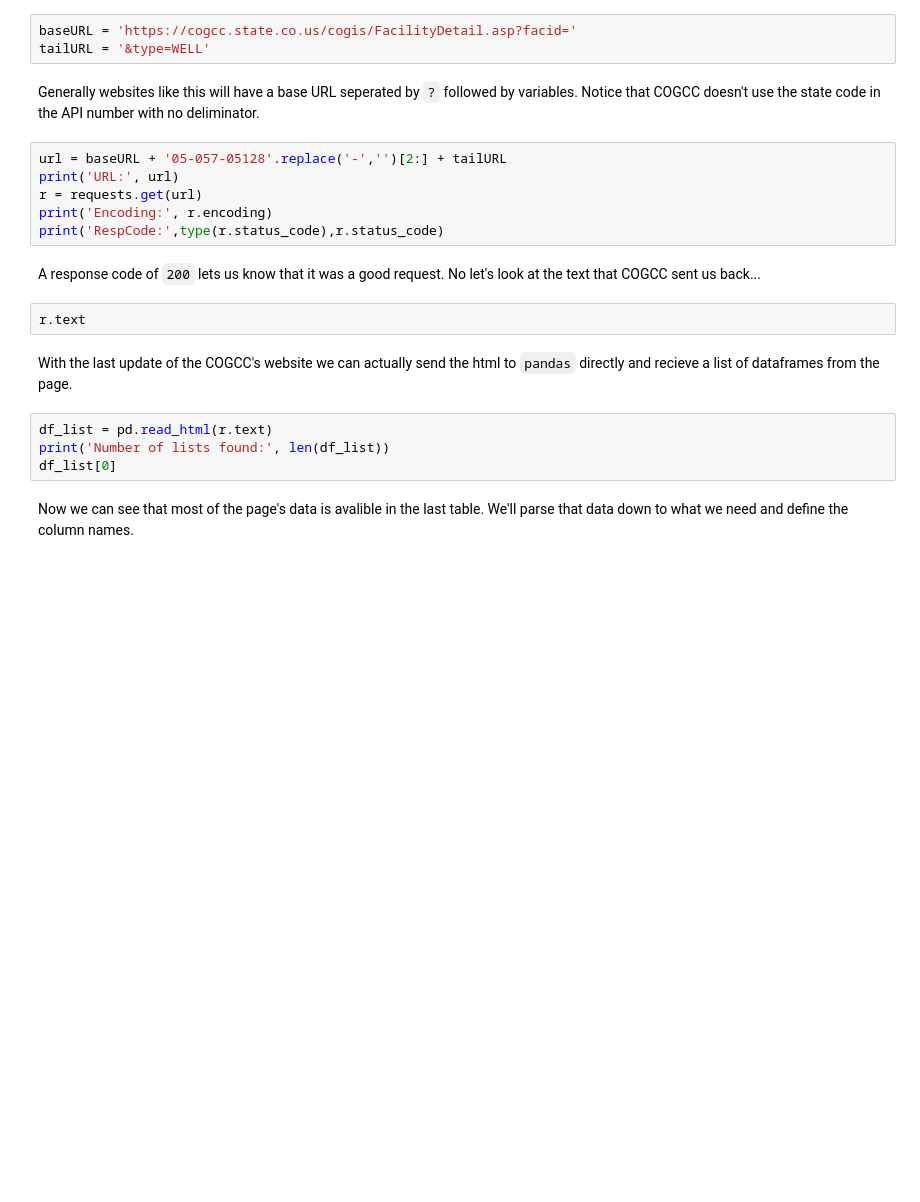
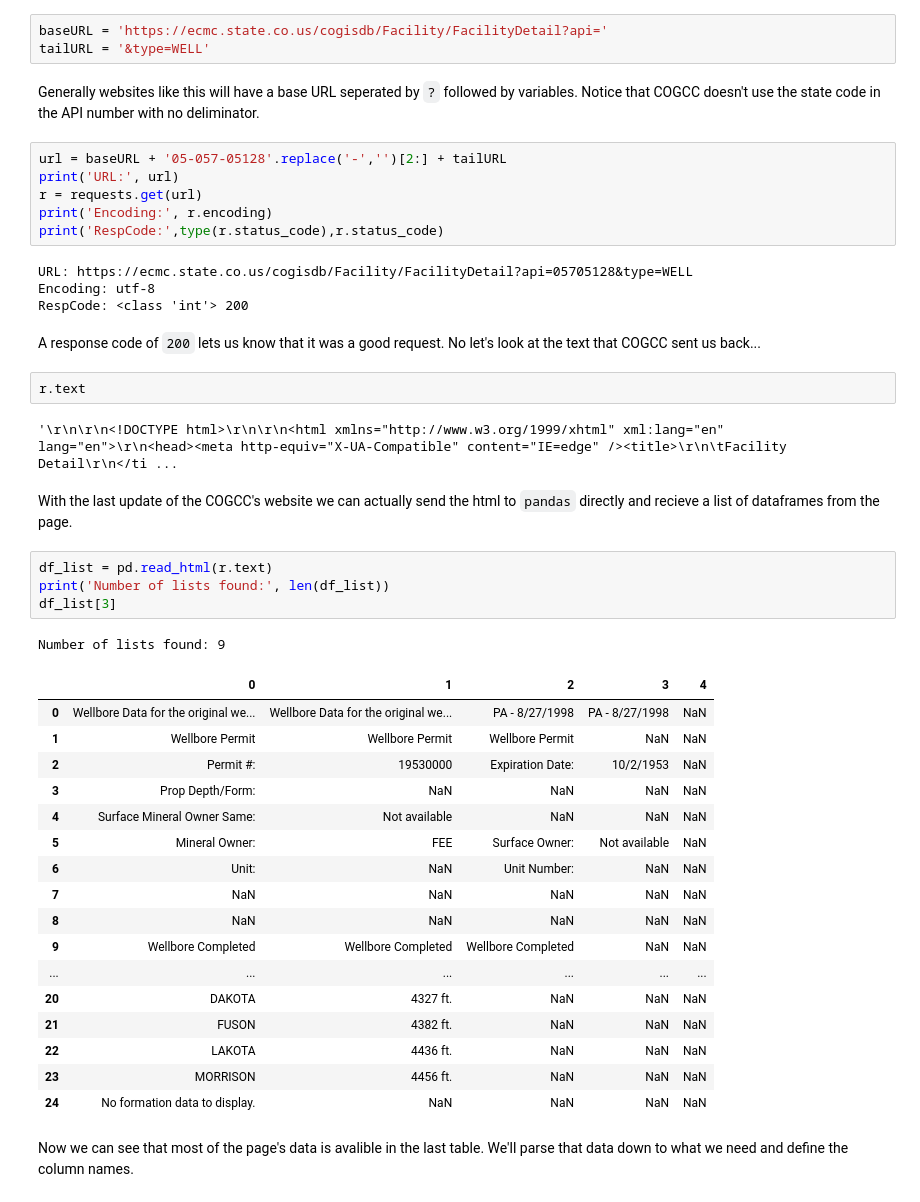
Before and after one commit to Rocks-n-Code/PythonCourse, a Jupyter notebook: 6 - Scraping Data.ipynb, the cells around one changed output. Cells and saved outputs as stored; diff of their text form; blank space fills up the shorter version.

```diff
--- a/6 - Scraping Data.ipynb
+++ b/6 - Scraping Data.ipynb
@@ -76,7 +102,7 @@ apis.head()
 
 We're going to utilize this to get more information in a usable format for these wells.  Let's break out the non-unique portions of this URL to use.
 # %%
-baseURL = 'https://cogcc.state.co.us/cogis/FacilityDetail.asp?facid='
+baseURL = 'https://ecmc.state.co.us/cogisdb/Facility/FacilityDetail?api='
 tailURL = '&type=WELL'
 # %% [markdown]
 Generally websites like this will have a base URL seperated by `?` followed by variables. Notice that COGCC doesn't use the state code in the API number with no deliminator.
@@ -86,16 +112,41 @@ print('URL:', url)
 r = requests.get(url)
 print('Encoding:', r.encoding)
 print('RespCode:',type(r.status_code),r.status_code)
+# %% [output]
+URL: https://ecmc.state.co.us/cogisdb/Facility/FacilityDetail?api=05705128&type=WELL
+Encoding: utf-8
+RespCode: <class 'int'> 200
 # %% [markdown]
 A response code of `200` lets us know that it was a good request. No let's look at the text that COGCC sent us back...
 # %%
 r.text
+# %% [output]
+'\r\n\r\n<!DOCTYPE html>\r\n\r\n<html xmlns="http://www.w3.org/1999/xhtml" xml:lang="en" lang="en">\r\n<head><meta http-equiv="X-UA-Compatible" content="IE=edge" /><title>\r\n\tFacility Detail\r\n</ti ...
 # %% [markdown]
 With the last update of the COGCC's website we can actually send the html to `pandas` directly and recieve a list of dataframes from the page.
 # %%
 df_list = pd.read_html(r.text)
 print('Number of lists found:', len(df_list))
-df_list[0]
+df_list[3]
+# %% [output]
+Number of lists found: 9
+|  | 0 | 1 | 2 | 3 | 4 |
+| 0 | Wellbore Data for the original we... | Wellbore Data for the original we... | PA - 8/27/1998 | PA - 8/27/1998 | NaN |
+| 1 | Wellbore Permit | Wellbore Permit | Wellbore Permit | NaN | NaN |
+| 2 | Permit #: | 19530000 | Expiration Date: | 10/2/1953 | NaN |
+| 3 | Prop Depth/Form: | NaN | NaN | NaN | NaN |
+| 4 | Surface Mineral Owner Same: | Not available | NaN | NaN | NaN |
+| 5 | Mineral Owner: | FEE | Surface Owner: | Not available | NaN |
+| 6 | Unit: | NaN | Unit Number: | NaN | NaN |
+| 7 | NaN | NaN | NaN | NaN | NaN |
+| 8 | NaN | NaN | NaN | NaN | NaN |
+| 9 | Wellbore Completed | Wellbore Completed | Wellbore Completed | NaN | NaN |
+| ... | ... | ... | ... | ... | ... |
+| 20 | DAKOTA | 4327 ft. | NaN | NaN | NaN |
+| 21 | FUSON | 4382 ft. | NaN | NaN | NaN |
+| 22 | LAKOTA | 4436 ft. | NaN | NaN | NaN |
+| 23 | MORRISON | 4456 ft. | NaN | NaN | NaN |
+| 24 | No formation data to display. | NaN | NaN | NaN | NaN |
 # %% [markdown]
 Now we can see that most of the page's data is avalible in the last table. We'll parse that data down to what we need and define the column names.
 # %%
```
Also changed, not shown: parts of 10 cells of this notebook.
